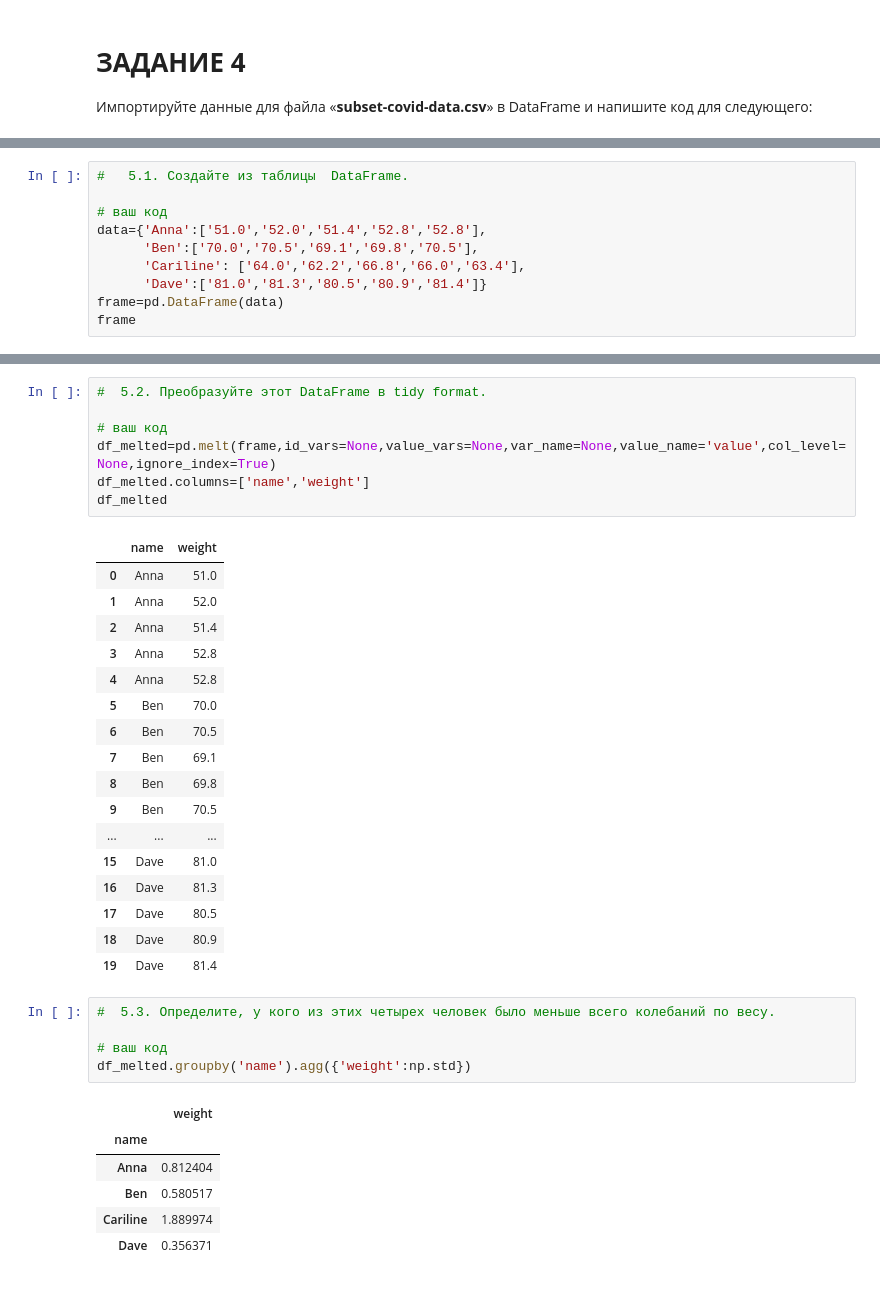
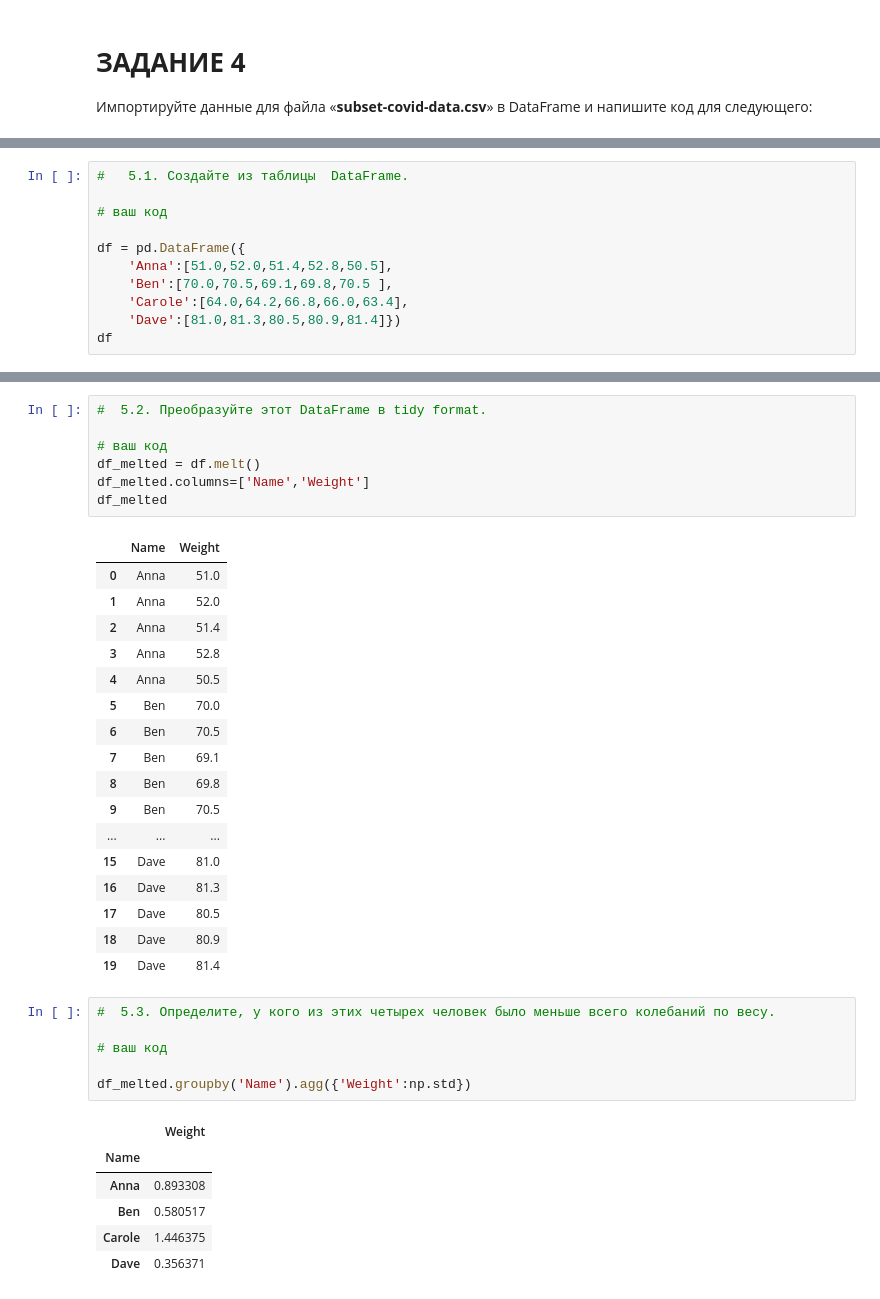
Before and after one commit to KravtsovaAlyona/rabota, a Jupyter notebook: Кравцова_контроль_заннипй.ipynb, the cells around one changed output, grey strips where cells are left out. Saved outputs shown, nothing was run; the diff lists cells and outputs as text.

```diff
--- a/Кравцова_контроль_заннипй.ipynb
+++ b/Кравцова_контроль_заннипй.ipynb
@@ -174,10 +227,11 @@ df.drop([0,1,2],inplace=True)
 #   5.1. Создайте из таблицы  DataFrame.
 
 # ваш код
-data={'Anna':['51.0','52.0','51.4','52.8','52.8'],
-      'Ben':['70.0','70.5','69.1','69.8','70.5'],
-      'Cariline': ['64.0','62.2','66.8','66.0','63.4'],
-      'Dave':['81.0','81.3','80.5','80.9','81.4']}
-frame=pd.DataFrame(data)
-frame
+
+df = pd.DataFrame({
+    'Anna':[51.0,52.0,51.4,52.8,50.5],
+    'Ben':[70.0,70.5,69.1,69.8,70.5 ],
+    'Carole':[64.0,64.2,66.8,66.0,63.4],
+    'Dave':[81.0,81.3,80.5,80.9,81.4]})
+df
 # %% [output]
@@ -191,16 +245,16 @@ frame
 #  5.2. Преобразуйте этот DataFrame в tidy format.
 
 # ваш код
-df_melted=pd.melt(frame,id_vars=None,value_vars=None,var_name=None,value_name='value',col_level=None,ignore_index=True)
-df_melted.columns=['name','weight']
+df_melted = df.melt()
+df_melted.columns=['Name','Weight']
 df_melted
 # %% [output]
-|  | name | weight |
+|  | Name | Weight |
 | 0 | Anna | 51.0 |
 | 1 | Anna | 52.0 |
 | 2 | Anna | 51.4 |
 | 3 | Anna | 52.8 |
-| 4 | Anna | 52.8 |
+| 4 | Anna | 50.5 |
 | 5 | Ben | 70.0 |
 | 6 | Ben | 70.5 |
 | 7 | Ben | 69.1 |
@@ -215,14 +269,15 @@ df_melted
 # %%
 #  5.3. Определите, у кого из этих четырех человек было меньше всего колебаний по весу.
 
 # ваш код
-df_melted.groupby('name').agg({'weight':np.std})
+
+df_melted.groupby('Name').agg({'Weight':np.std})
 # %% [output]
-|  | weight |
-| name |  |
-| Anna | 0.812404 |
+|  | Weight |
+| Name |  |
+| Anna | 0.893308 |
 | Ben | 0.580517 |
-| Cariline | 1.889974 |
+| Carole | 1.446375 |
 | Dave | 0.356371 |
 # %%
 #  5.4. Для людей, чей средний вес менее 65 кг, пересчитайте их
```
Also changed, not shown: parts of 28 cells of this notebook.
